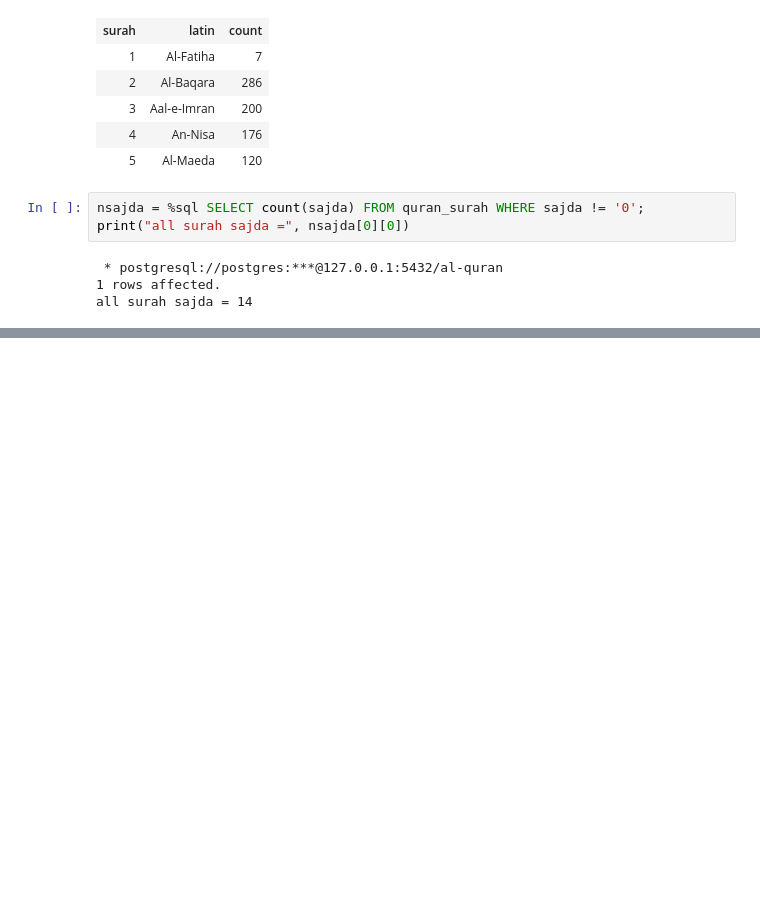
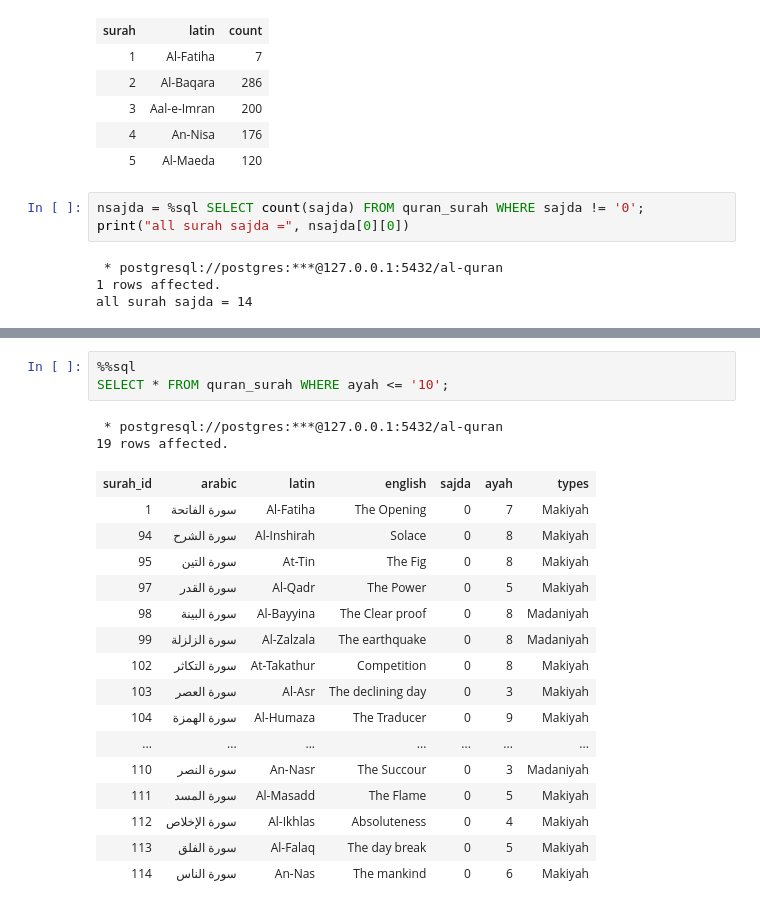
Before and after one commit to Sulaiman2619/Quran-Database-and-Data-Warehouse_Sulaiman-Charaae, a Jupyter notebook: quran.ipynb, the cells around one changed output, grey strips where cells are left out. Drawn from its saved outputs; the diff is of its cells as text; blank space fills up the shorter version.

```diff
--- a/quran.ipynb
+++ b/quran.ipynb
@@ -85,0 +195,22 @@ all surah sajda = 14
+# %%
+%%sql
+SELECT * FROM quran_surah WHERE ayah <= '10';
+# %% [output]
+ * postgresql://postgres:***@127.0.0.1:5432/al-quran
+19 rows affected.
+| surah_id | arabic | latin | english | sajda | ayah | types |
+| 1 | سورة الفاتحة | Al-Fatiha | The Opening | 0 | 7 | Makiyah |
+| 94 | سورة الشرح | Al-Inshirah | Solace | 0 | 8 | Makiyah |
+| 95 | سورة التين | At-Tin | The Fig | 0 | 8 | Makiyah |
+| 97 | سورة القدر | Al-Qadr | The Power | 0 | 5 | Makiyah |
+| 98 | سورة البينة | Al-Bayyina | The Clear proof | 0 | 8 | Madaniyah |
+| 99 | سورة الزلزلة | Al-Zalzala | The earthquake | 0 | 8 | Madaniyah |
+| 102 | سورة التكاثر | At-Takathur | Competition | 0 | 8 | Makiyah |
+| 103 | سورة العصر | Al-Asr | The declining day | 0 | 3 | Makiyah |
+| 104 | سورة الهمزة | Al-Humaza | The Traducer | 0 | 9 | Makiyah |
+| ... | ... | ... | ... | ... | ... | ... |
+| 110 | سورة النصر | An-Nasr | The Succour | 0 | 3 | Madaniyah |
+| 111 | سورة المسد | Al-Masadd | The Flame | 0 | 5 | Makiyah |
+| 112 | سورة الإخلاص | Al-Ikhlas | Absoluteness | 0 | 4 | Makiyah |
+| 113 | سورة الفلق | Al-Falaq | The day break | 0 | 5 | Makiyah |
+| 114 | سورة الناس | An-Nas | The mankind | 0 | 6 | Makiyah |
```
Also changed, not shown: parts of 14 cells of this notebook.
